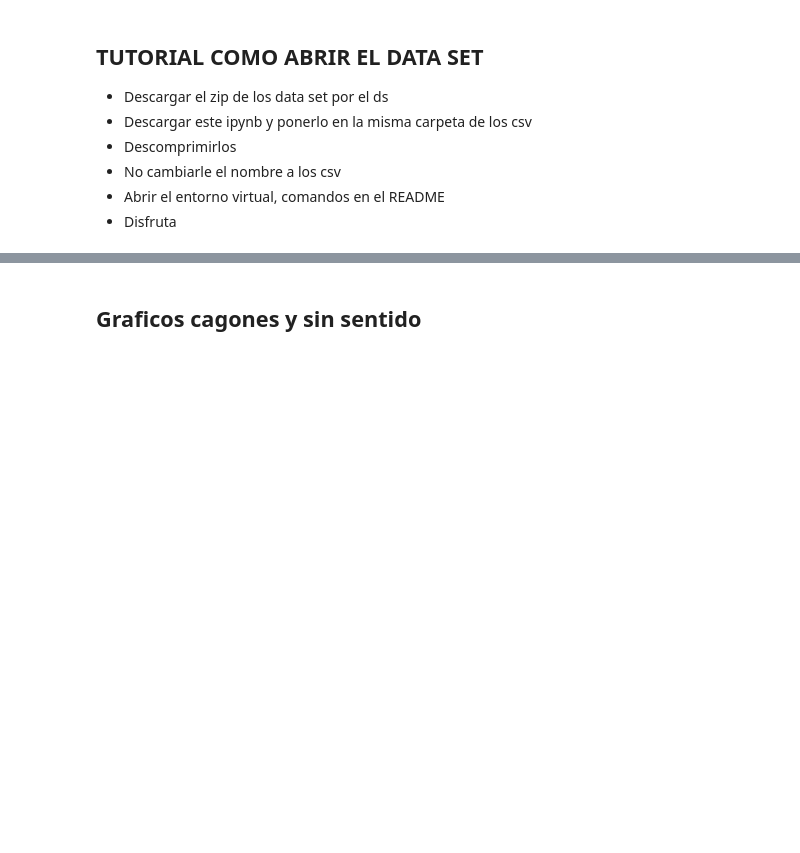
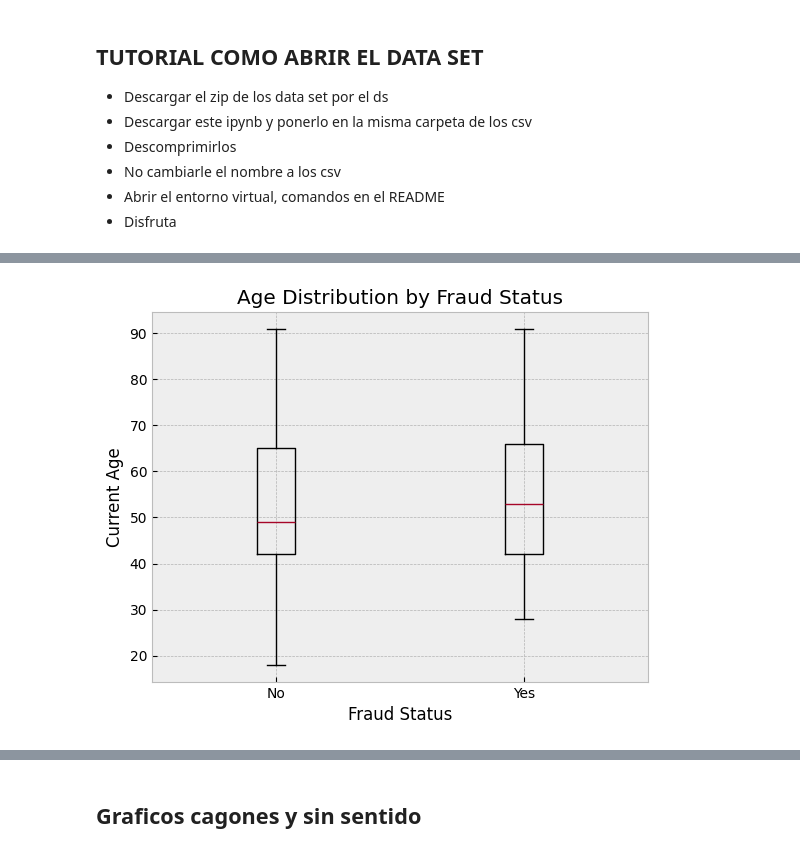
Before and after one commit to AlePatata/Proyecto-Mineros, a Jupyter notebook: HITO_1.ipynb, the cells around one changed output, grey strips where cells are left out. Saved outputs shown, nothing was run; the diff lists cells and outputs as text; code cells hidden in the pictures; blank space fills up the shorter version.

```diff
--- a/HITO_1.ipynb
+++ b/HITO_1.ipynb
@@ -42,0 +142,14 @@ Note: you may need to restart the kernel to use updated packages.
+# %%
+gdf = df.groupby('Is Fraud?')['Current Age'].apply(list)
+
+fig, ax = plt.subplots()
+
+ax.boxplot(gdf, labels=gdf.index)
+
+ax.set_title('Age Distribution by Fraud Status')
+ax.set_xlabel('Fraud Status')
+ax.set_ylabel('Current Age')
+
+plt.show()
+# %% [output]
+[figure, added]
```
Also changed, not shown: parts of 7 cells of this notebook.
